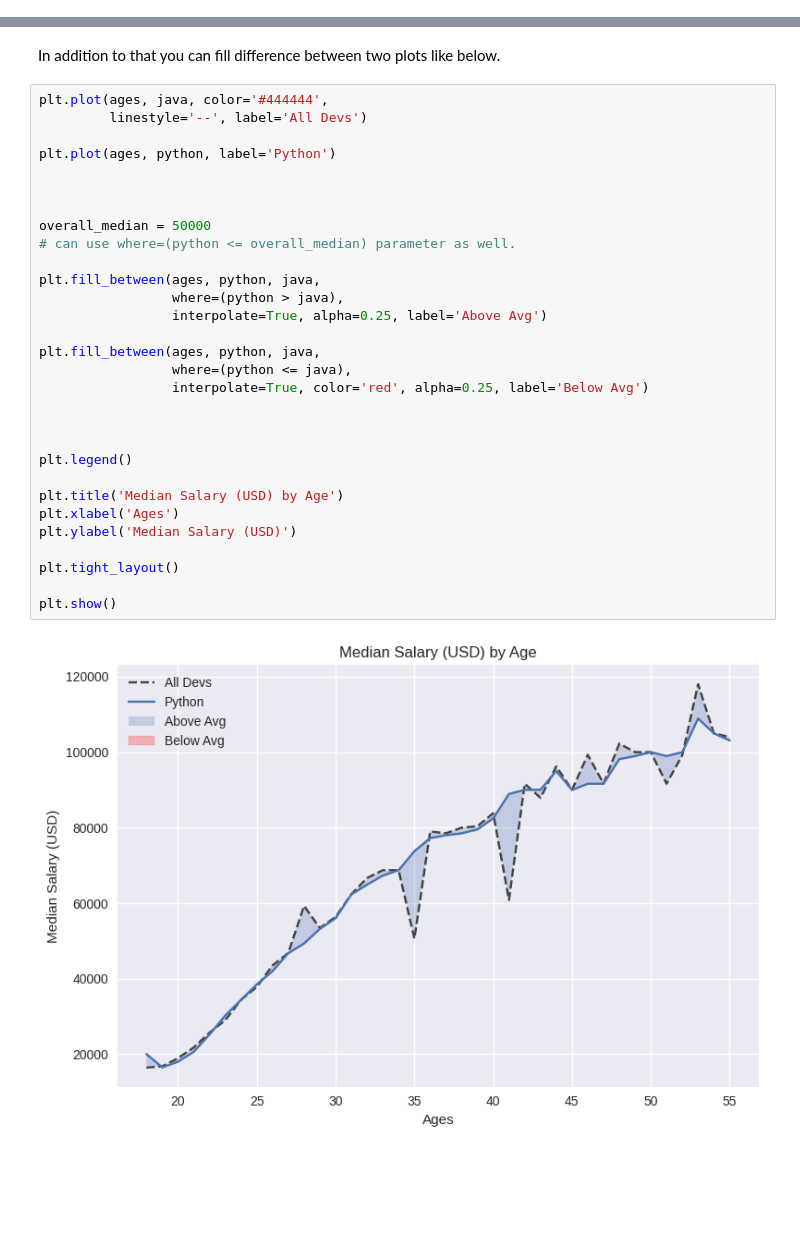
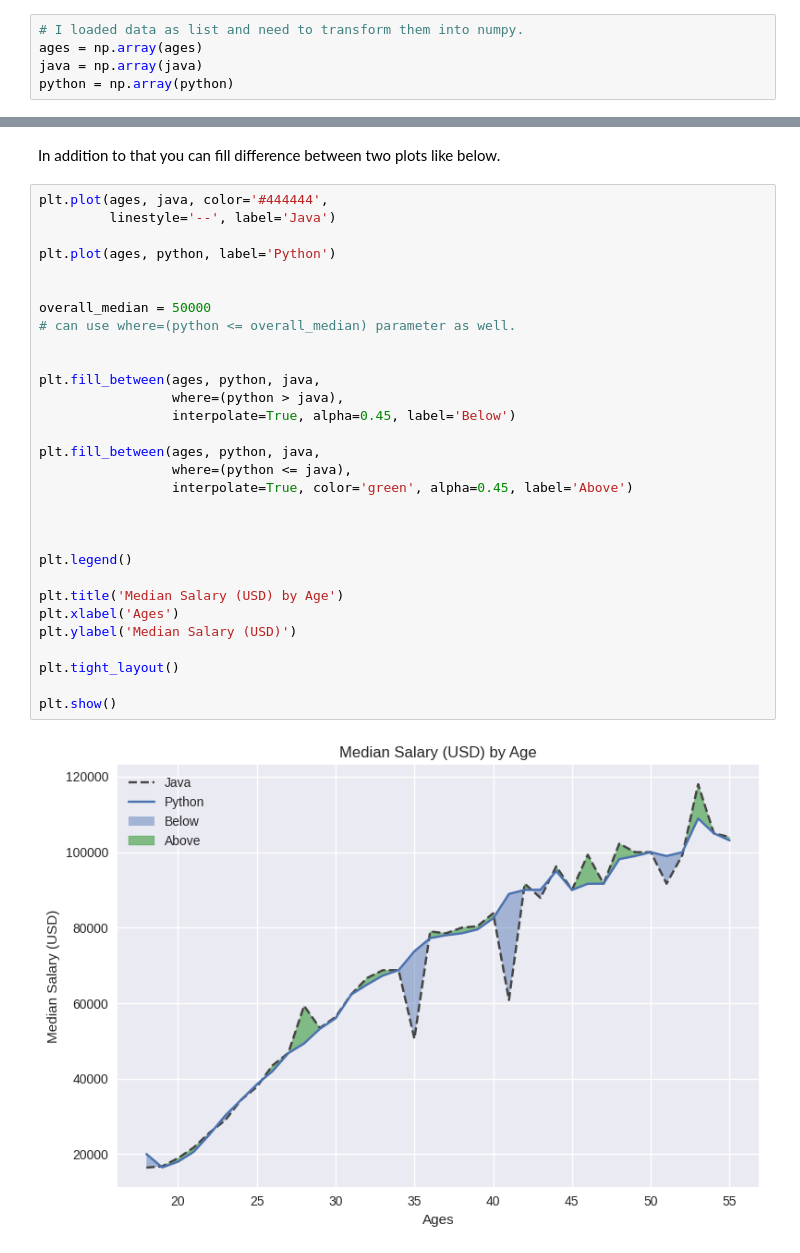
Before and after one commit to mekazanc/Data-Visualization, a Jupyter notebook: visualTimeSeries.ipynb, the cells around one changed output, grey strips where cells are left out. Drawn from its saved outputs; the diff is of its cells as text; blank space fills up the shorter version.

```diff
--- a/visualTimeSeries.ipynb
+++ b/visualTimeSeries.ipynb
@@ -84,3 +83,8 @@ java = [16446, 16791, 18942, 21780, 25704, 29000, 34372, 37810, 43515, 46823, 59
 python = [20046,16500	, 18012	, 20628	, 25206	, 30252	, 34368	, 38496	, 42000	, 46752	, 49320	, 53200	, 56000	, 62316	, 64928	, 67317	, 68748	, 73752	, 77232	, 78000	, 78508	, 79536	, 82488	, 88935	, 90000	, 90056	, 95000	, 90000	, 91633	, 91660	, 98150	, 98964	, 100000, 98988	, 100000, 108923, 105000, 103117]
+# %%
+# I loaded data as list and need to transform them into numpy.
+ages = np.array(ages)
+java = np.array(java)
+python = np.array(python)
 # %%
 plt.plot(ages, java, color='#444444',
@@ -105,33 +109,33 @@ plt.show()
 In addition to that you can fill difference between two plots like below.
 # %%
 plt.plot(ages, java, color='#444444',
-         linestyle='--', label='All Devs')
+         linestyle='--', label='Java')
 
 plt.plot(ages, python, label='Python')
-
 
 
 overall_median = 50000
 # can use where=(python <= overall_median) parameter as well.
 
+
 plt.fill_between(ages, python, java,
                  where=(python > java),
-                 interpolate=True, alpha=0.25, label='Above Avg')
+                 interpolate=True, alpha=0.45, label='Below')
 
 plt.fill_between(ages, python, java,
                  where=(python <= java),
-                 interpolate=True, color='red', alpha=0.25, label='Below Avg')
+                 interpolate=True, color='green', alpha=0.45, label='Above')
 
 
 
 plt.legend()
 
 plt.title('Median Salary (USD) by Age')
 plt.xlabel('Ages')
 plt.ylabel('Median Salary (USD)')
 
 plt.tight_layout()
 
 plt.show()
 # %% [output]
-[figure, old version]
+[figure, new version]
```
Also changed, not shown: parts of 3 cells of this notebook.
